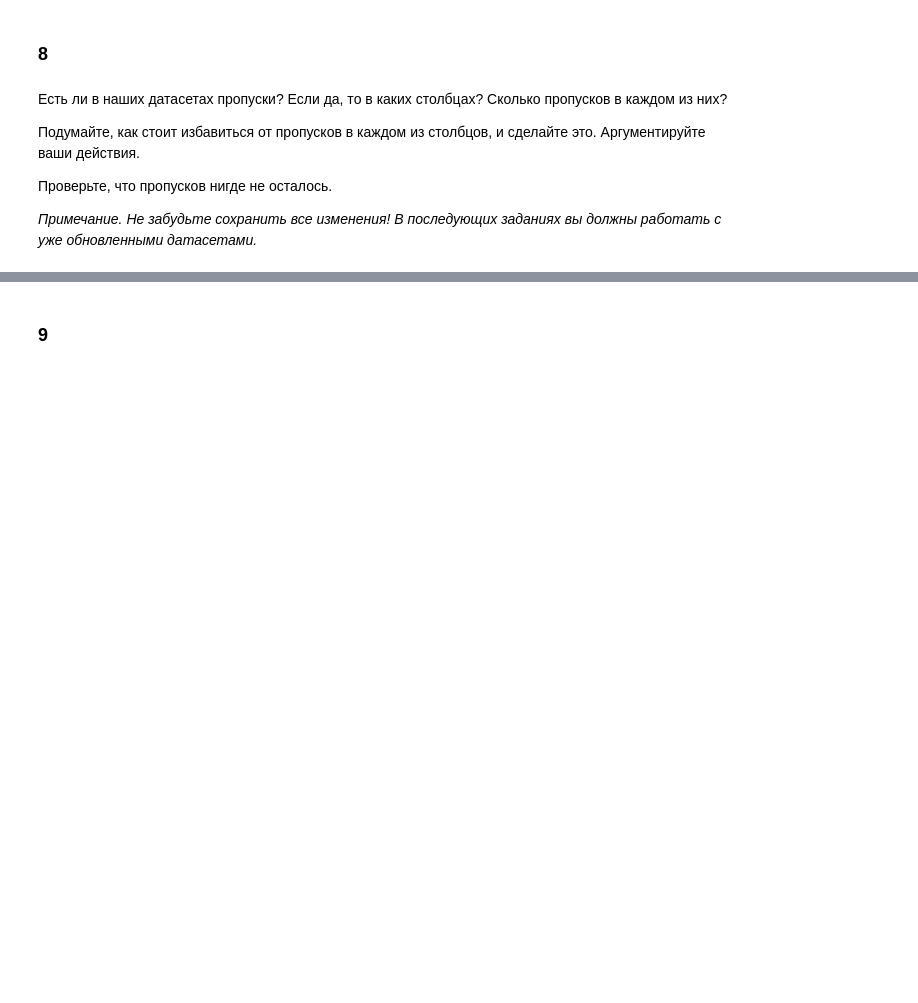
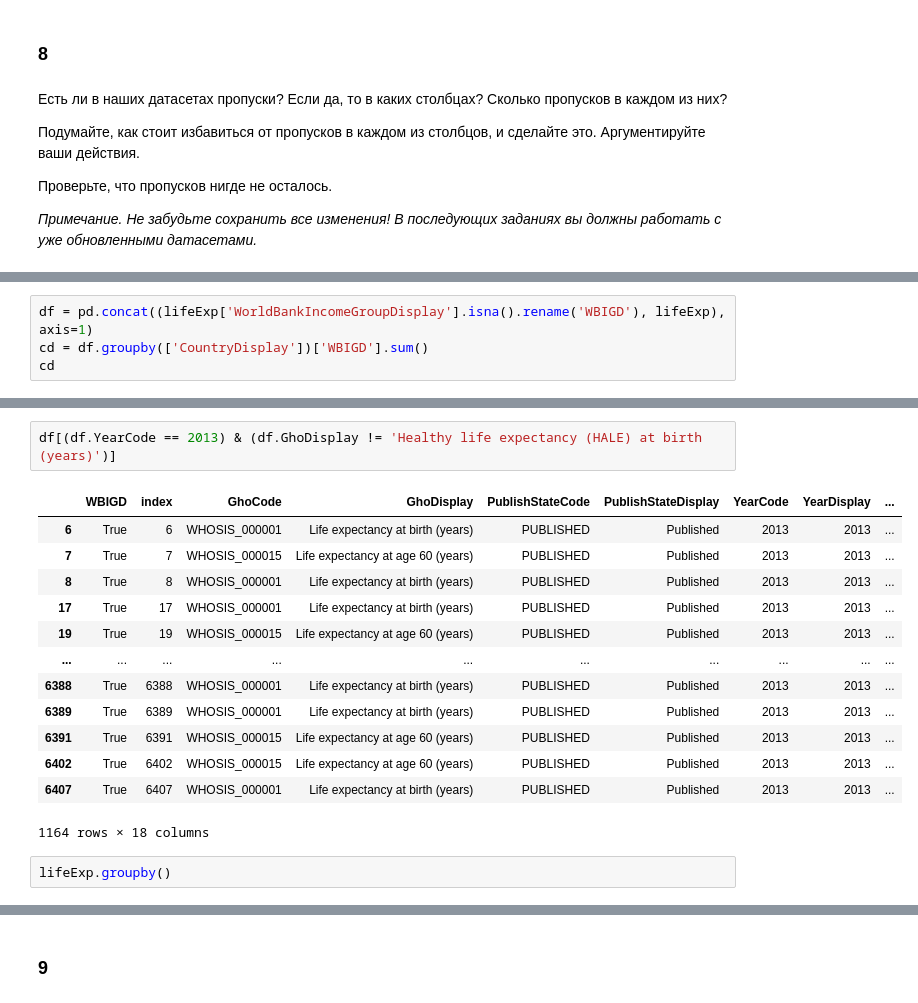
Before and after one commit to evslou/DS, a Jupyter notebook: MMDA&ML/HW 1 - Numpy. Pandas.ipynb, the cells around one changed output, grey strips where cells are left out. Drawn from its saved outputs; the diff is of its cells as text; blank space fills up the shorter version.

```diff
--- a/MMDA&ML/HW 1 - Numpy. Pandas.ipynb
+++ b/MMDA&ML/HW 1 - Numpy. Pandas.ipynb
@@ -442,0 +554,4 @@ lifeExp
+# %%
+df = pd.concat((lifeExp['WorldBankIncomeGroupDisplay'].isna().rename('WBIGD'), lifeExp), axis=1)
+cd = df.groupby(['CountryDisplay'])['WBIGD'].sum()
+cd
@@ -442,0 +594,18 @@ lifeExp
+# %%
+df[(df.YearCode == 2013) & (df.GhoDisplay != 'Healthy life expectancy (HALE) at birth (years)')]
+# %% [output]
+|  | WBIGD | index | GhoCode | GhoDisplay | PublishStateCode | PublishStateDisplay | YearCode | YearDisplay | ... |
+| 6 | True | 6 | WHOSIS_000001 | Life expectancy at birth (years) | PUBLISHED | Published | 2013 | 2013 | ... |
+| 7 | True | 7 | WHOSIS_000015 | Life expectancy at age 60 (years) | PUBLISHED | Published | 2013 | 2013 | ... |
+| 8 | True | 8 | WHOSIS_000001 | Life expectancy at birth (years) | PUBLISHED | Published | 2013 | 2013 | ... |
+| 17 | True | 17 | WHOSIS_000001 | Life expectancy at birth (years) | PUBLISHED | Published | 2013 | 2013 | ... |
+| 19 | True | 19 | WHOSIS_000015 | Life expectancy at age 60 (years) | PUBLISHED | Published | 2013 | 2013 | ... |
+| ... | ... | ... | ... | ... | ... | ... | ... | ... | ... |
+| 6388 | True | 6388 | WHOSIS_000001 | Life expectancy at birth (years) | PUBLISHED | Published | 2013 | 2013 | ... |
+| 6389 | True | 6389 | WHOSIS_000001 | Life expectancy at birth (years) | PUBLISHED | Published | 2013 | 2013 | ... |
+| 6391 | True | 6391 | WHOSIS_000015 | Life expectancy at age 60 (years) | PUBLISHED | Published | 2013 | 2013 | ... |
+| 6402 | True | 6402 | WHOSIS_000015 | Life expectancy at age 60 (years) | PUBLISHED | Published | 2013 | 2013 | ... |
+| 6407 | True | 6407 | WHOSIS_000001 | Life expectancy at birth (years) | PUBLISHED | Published | 2013 | 2013 | ... |
+1164 rows × 18 columns
+# %%
+lifeExp.groupby()
```
Also changed, not shown: parts of 90 cells of this notebook.
